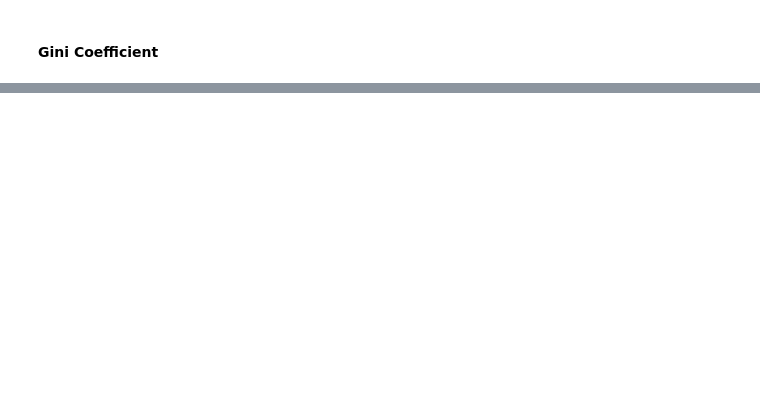
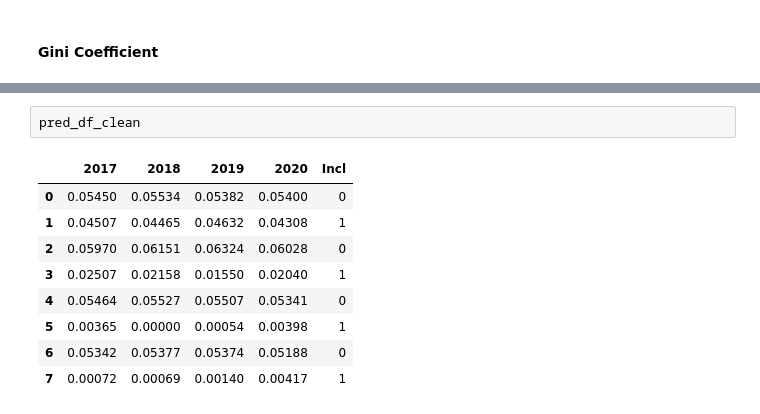
Before and after one commit to skandupmanyu/RAI, a Jupyter notebook: Income inequality - RAI analysis.ipynb, the cells around one changed output, grey strips where cells are left out. Cells and saved outputs as stored; diff of their text form; blank space fills up the shorter version.

```diff
--- a/Income inequality - RAI analysis.ipynb
+++ b/Income inequality - RAI analysis.ipynb
@@ -1024,0 +626,12 @@ shap.summary_plot(shap_values[1], X_train.astype("float"))
+# %%
+pred_df_clean
+# %% [output]
+|  | 2017 | 2018 | 2019 | 2020 | Incl |
+| 0 | 0.05450 | 0.05534 | 0.05382 | 0.05400 | 0 |
+| 1 | 0.04507 | 0.04465 | 0.04632 | 0.04308 | 1 |
+| 2 | 0.05970 | 0.06151 | 0.06324 | 0.06028 | 0 |
+| 3 | 0.02507 | 0.02158 | 0.01550 | 0.02040 | 1 |
+| 4 | 0.05464 | 0.05527 | 0.05507 | 0.05341 | 0 |
+| 5 | 0.00365 | 0.00000 | 0.00054 | 0.00398 | 1 |
+| 6 | 0.05342 | 0.05377 | 0.05374 | 0.05188 | 0 |
+| 7 | 0.00072 | 0.00069 | 0.00140 | 0.00417 | 1 |
```
Also changed, not shown: parts of 135 cells of this notebook.
